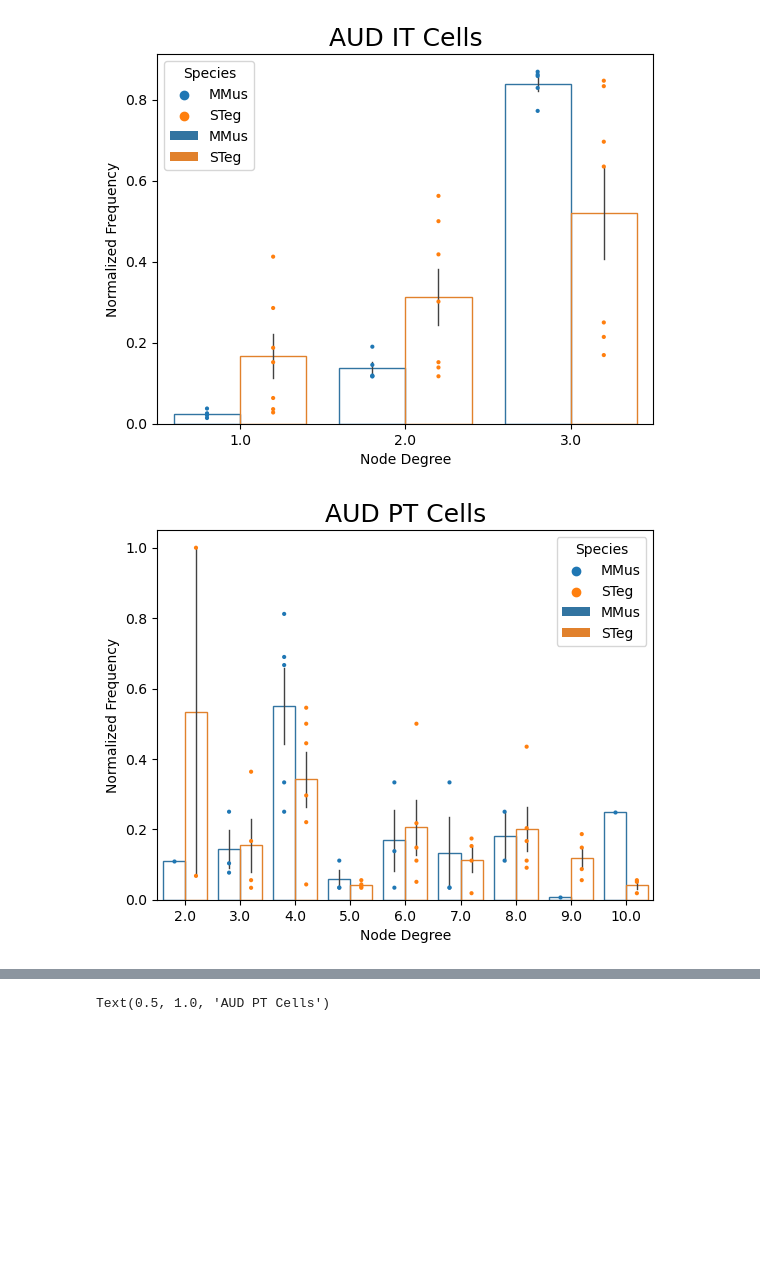
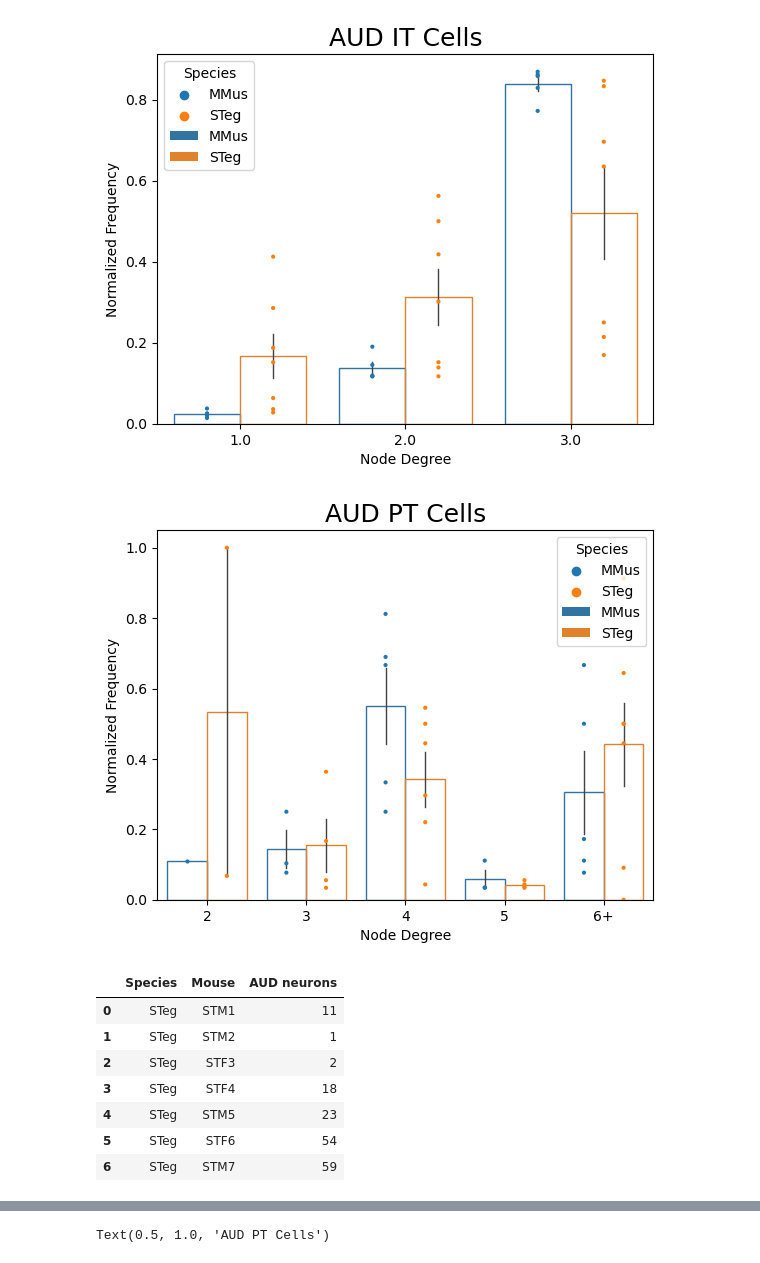
Before and after one commit to eisko/MAPseq_analysis, a Jupyter notebook: M194_M220_SC2.ipynb, the cells around one changed output, grey strips where cells are left out. Cells and saved outputs as stored; diff of their text form; code cells hidden in the pictures; blank space fills up the shorter version.

```diff
--- a/M194_M220_SC2.ipynb
+++ b/M194_M220_SC2.ipynb
@@ -166,10 +155,0 @@ for i in range(len(mice_mm)):
-# %%
-# change node 6 to 6+
-idx5 = st_pt_nodes['Node Degree'] > 5
-st_pt_nodes_5and = st_pt_nodes[~idx5].reset_index(drop=True)
-for i in range(len(mice_st)):
-    idxm = st_pt_nodes[idx5]['mouse'] == mice_st[i]
-    int = st_pt_nodes[idx5][idxm]
-    int_sum = int['Normalized Frequency'].sum()
-    st_pt_nodes_5and.loc[len(st_pt_nodes_5and.index)] = ['6+', int_sum, 'STeg', mice_st[i]]
-st_pt_nodes_5and
@@ -193,0 +156,28 @@ st_pt_nodes_5and
+# %%
+def node_to_nand(node_df, cutoff=5):
+    """
+    Take node dataframe and return node categories so higher degrees are in one (+) category
+
+    Args:
+        node_df (pandas dataframe): Node dataframe columns = ['Node Degree', 'Normalized Frequency', 'Species', 'mouse']
+        cutoff (int, optional): highest node degree to display, Defaults to 5.
+    """
+    idxn = node_df['Node Degree'] > cutoff
+    node_dfand = node_df[~idxn].reset_index(drop=True) # take copy of node 1...cutoff
+    # change node degrees to integers
+    node_dfand['Node Degree'] = node_dfand['Node Degree'].astype(np.int16)
+
+    mice = node_df['mouse'].unique()
+    end = str(cutoff+1) + '+'
+    species = node_df['Species'].values[0]
+
+    for i in range(len(mice)):
+        idxm = node_df[idxn]['mouse'] == mice[i]
+        int = node_df[idxn][idxm]
+        int_sum = int['Normalized Frequency'].sum()
+        node_dfand.loc[len(node_dfand.index)] = [end, int_sum, species, mice[i]]
+
+    node_dfand['Node Degree'] = node_dfand['Node Degree'].astype(str)
+    node_dfand = node_dfand.sort_values(by=['Node Degree'])
+
+    return node_dfand
@@ -226,3 +220,6 @@ aud_mm_it_nodes = df_to_nodes(aud_it_mm, drop=["OMCi"], mice=mice_mm, species="M
 aud_st_it_nodes = df_to_nodes(aud_it_st, drop=["OMCi"], mice=mice_st, species="STeg")
 aud_mm_pt_nodes = df_to_nodes(aud_pt_mm, drop=["OMCi"], mice=mice_mm, species="MMus")
 aud_st_pt_nodes = df_to_nodes(aud_pt_st, drop=["OMCi"], mice=mice_st, species="STeg")
+
+aud_mm_pt_nodes_5and = node_to_nand(aud_mm_pt_nodes)
+aud_st_pt_nodes_5and = node_to_nand(aud_st_pt_nodes)
@@ -234,5 +255,13 @@ dot_bar_plot(plot, "AUD IT Cells")
 # %%
-plot = pd.concat([aud_mm_pt_nodes, aud_st_pt_nodes])
+plot = pd.concat([aud_mm_pt_nodes_5and, aud_st_pt_nodes_5and])
 dot_bar_plot(plot, "AUD PT Cells")
 # %% [output]
-[figure, old version]
+[figure, new version]
+|  | Species | Mouse | AUD neurons |
+| 0 | STeg | STM1 | 11 |
+| 1 | STeg | STM2 | 1 |
+| 2 | STeg | STF3 | 2 |
+| 3 | STeg | STF4 | 18 |
+| 4 | STeg | STM5 | 23 |
+| 5 | STeg | STF6 | 54 |
+| 6 | STeg | STM7 | 59 |
```
Also changed, not shown: parts of 8 cells of this notebook.
